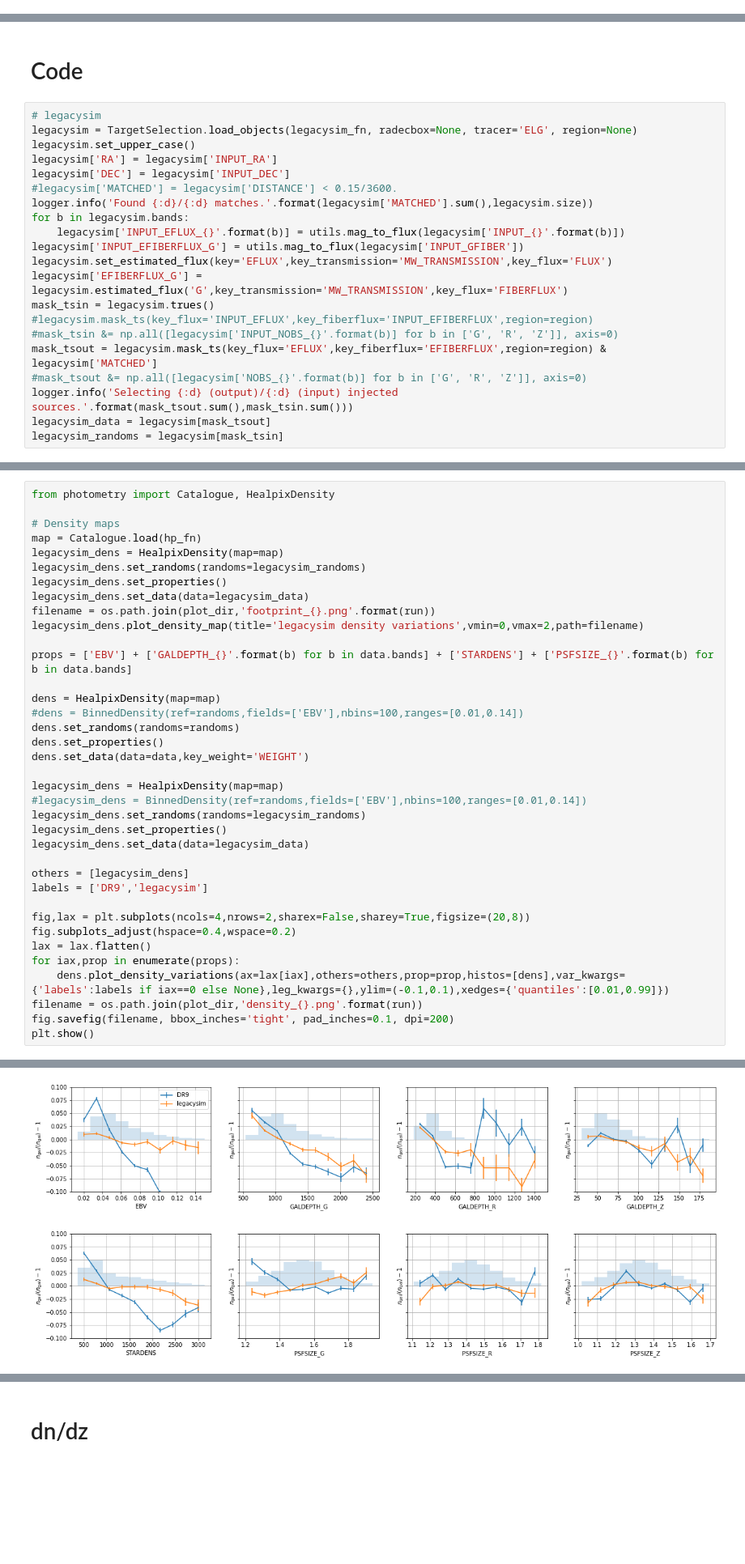
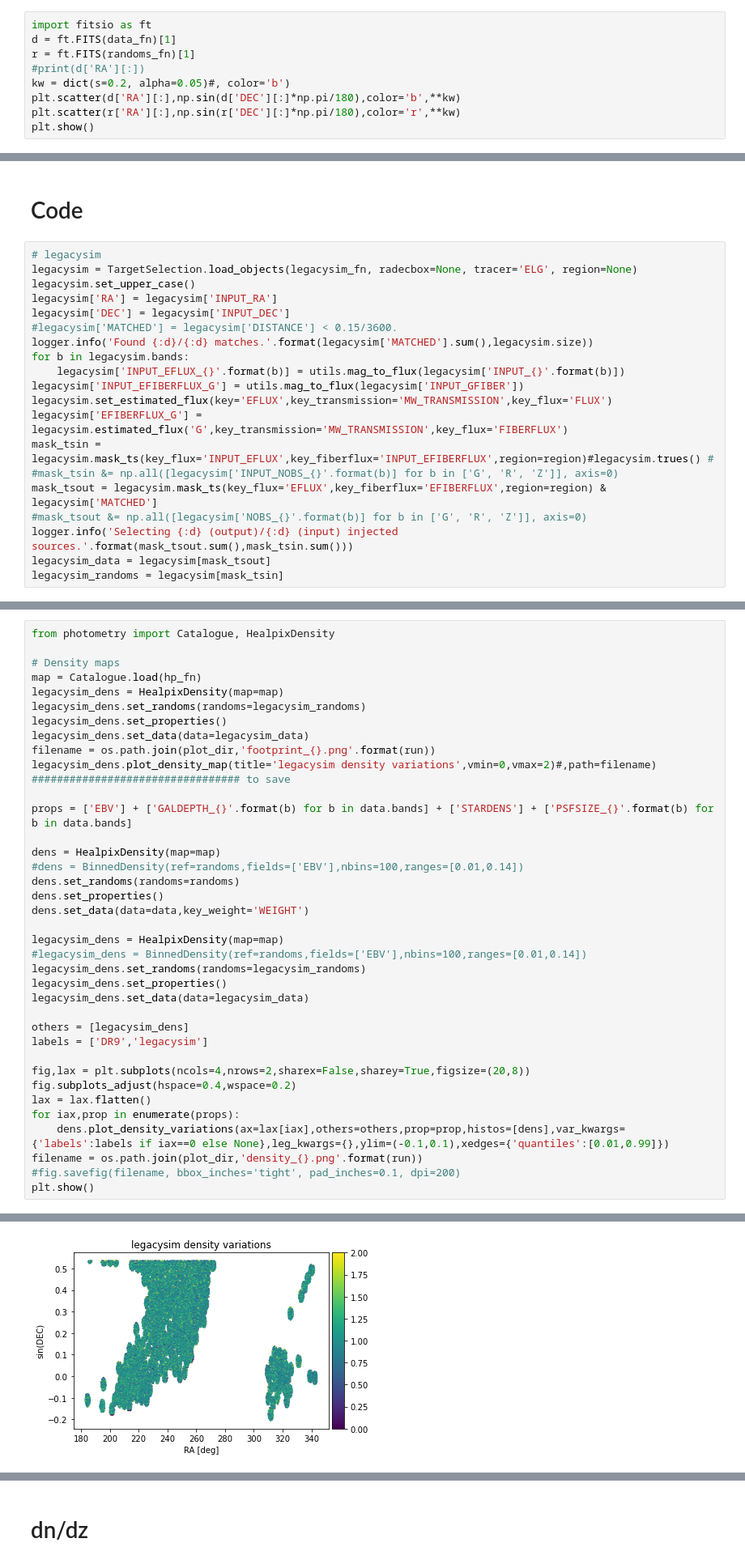
Before and after one commit to AlbertoRosado1/legacysim_runs, a Jupyter notebook: DA02/checks_south_final.ipynb, the cells around one changed output, grey strips where cells are left out. Shown at 81% size. Cells and saved outputs as stored; diff of their text form; blank space fills up the shorter version.

```diff
--- a/DA02/checks_south_final.ipynb
+++ b/DA02/checks_south_final.ipynb
@@ -27,0 +28,9 @@ logger.info('Filename: {}'.format(legacysim_fn))
+# %%
+import fitsio as ft
+d = ft.FITS(data_fn)[1]
+r = ft.FITS(randoms_fn)[1]
+#print(d['RA'][:])
+kw = dict(s=0.2, alpha=0.05)#, color='b')
+plt.scatter(d['RA'][:],np.sin(d['DEC'][:]*np.pi/180),color='b',**kw)
+plt.scatter(r['RA'][:],np.sin(r['DEC'][:]*np.pi/180),color='r',**kw)
+plt.show()
@@ -98,7 +109,7 @@ for b in legacysim.bands:
 legacysim['INPUT_EFIBERFLUX_G'] = utils.mag_to_flux(legacysim['INPUT_GFIBER'])
 legacysim.set_estimated_flux(key='EFLUX',key_transmission='MW_TRANSMISSION',key_flux='FLUX')
 legacysim['EFIBERFLUX_G'] = legacysim.estimated_flux('G',key_transmission='MW_TRANSMISSION',key_flux='FIBERFLUX')
-mask_tsin = legacysim.trues() #legacysim.mask_ts(key_flux='INPUT_EFLUX',key_fiberflux='INPUT_EFIBERFLUX',region=region)
+mask_tsin = legacysim.mask_ts(key_flux='INPUT_EFLUX',key_fiberflux='INPUT_EFIBERFLUX',region=region)#legacysim.trues() #
 #mask_tsin &= np.all([legacysim['INPUT_NOBS_{}'.format(b)] for b in ['G', 'R', 'Z']], axis=0)
 mask_tsout = legacysim.mask_ts(key_flux='EFLUX',key_fiberflux='EFIBERFLUX',region=region) & legacysim['MATCHED']
 #mask_tsout &= np.all([legacysim['NOBS_{}'.format(b)] for b in ['G', 'R', 'Z']], axis=0)
@@ -198,7 +209,7 @@ legacysim_dens.set_randoms(randoms=legacysim_randoms)
 legacysim_dens.set_properties()
 legacysim_dens.set_data(data=legacysim_data)
 filename = os.path.join(plot_dir,'footprint_{}.png'.format(run))
-legacysim_dens.plot_density_map(title='legacysim density variations',vmin=0,vmax=2,path=filename)
+legacysim_dens.plot_density_map(title='legacysim density variations',vmin=0,vmax=2)#,path=filename) ################################# to save
 
 props = ['EBV'] + ['GALDEPTH_{}'.format(b) for b in data.bands] + ['STARDENS'] + ['PSFSIZE_{}'.format(b) for b in data.bands]
 
@@ -223,6 +234,6 @@ lax = lax.flatten()
 for iax,prop in enumerate(props):
     dens.plot_density_variations(ax=lax[iax],others=others,prop=prop,histos=[dens],var_kwargs={'labels':labels if iax==0 else None},leg_kwargs={},ylim=(-0.1,0.1),xedges={'quantiles':[0.01,0.99]})
 filename = os.path.join(plot_dir,'density_{}.png'.format(run))
-fig.savefig(filename, bbox_inches='tight', pad_inches=0.1, dpi=200)
+#fig.savefig(filename, bbox_inches='tight', pad_inches=0.1, dpi=200)
 plt.show()
 # %% [output]
@@ -246 +244 @@ plt.show()
-[figure, old version]
+[figure, new version]
```
Also changed, not shown: parts of 29 cells of this notebook, 1 other file.
